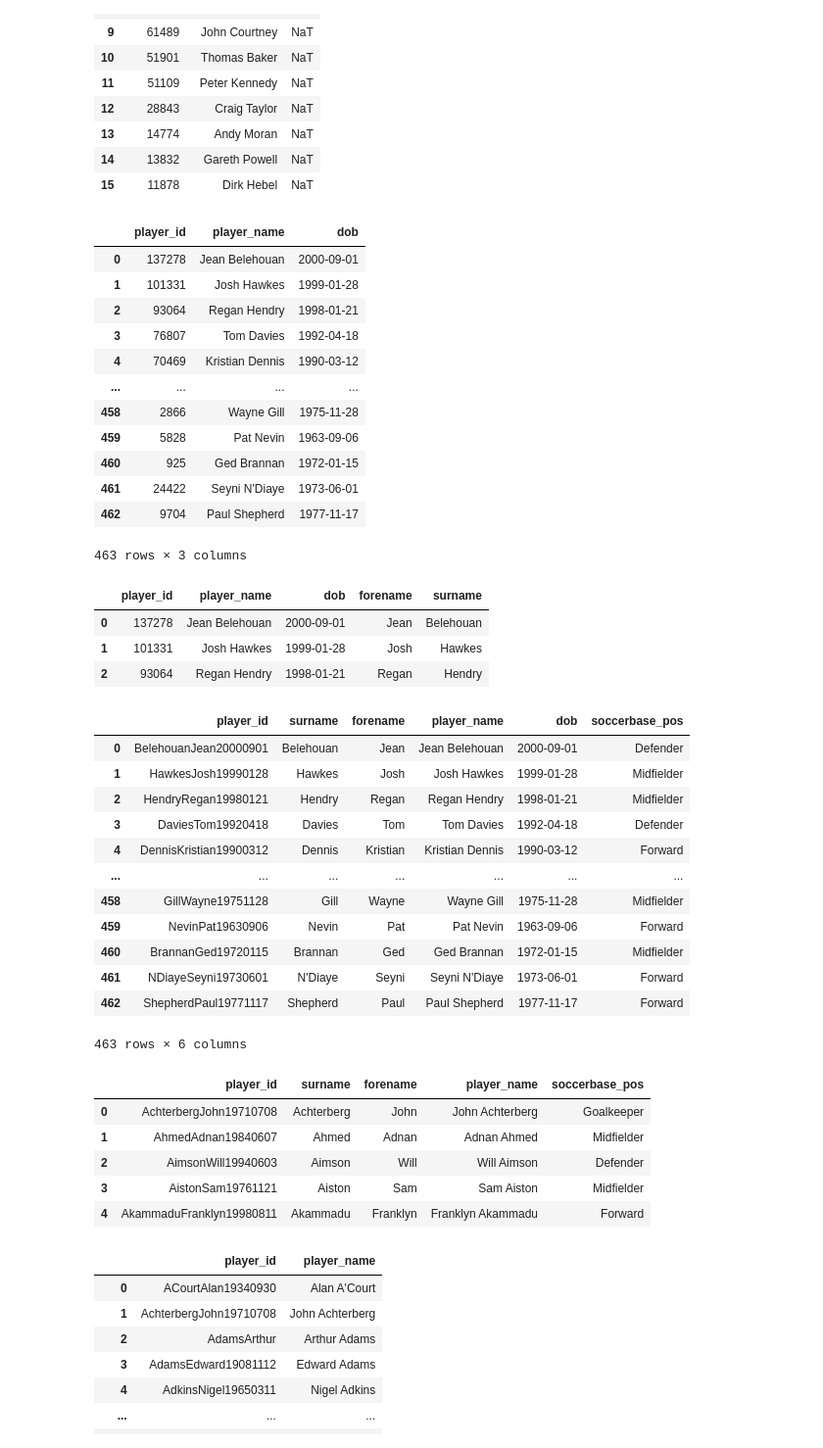
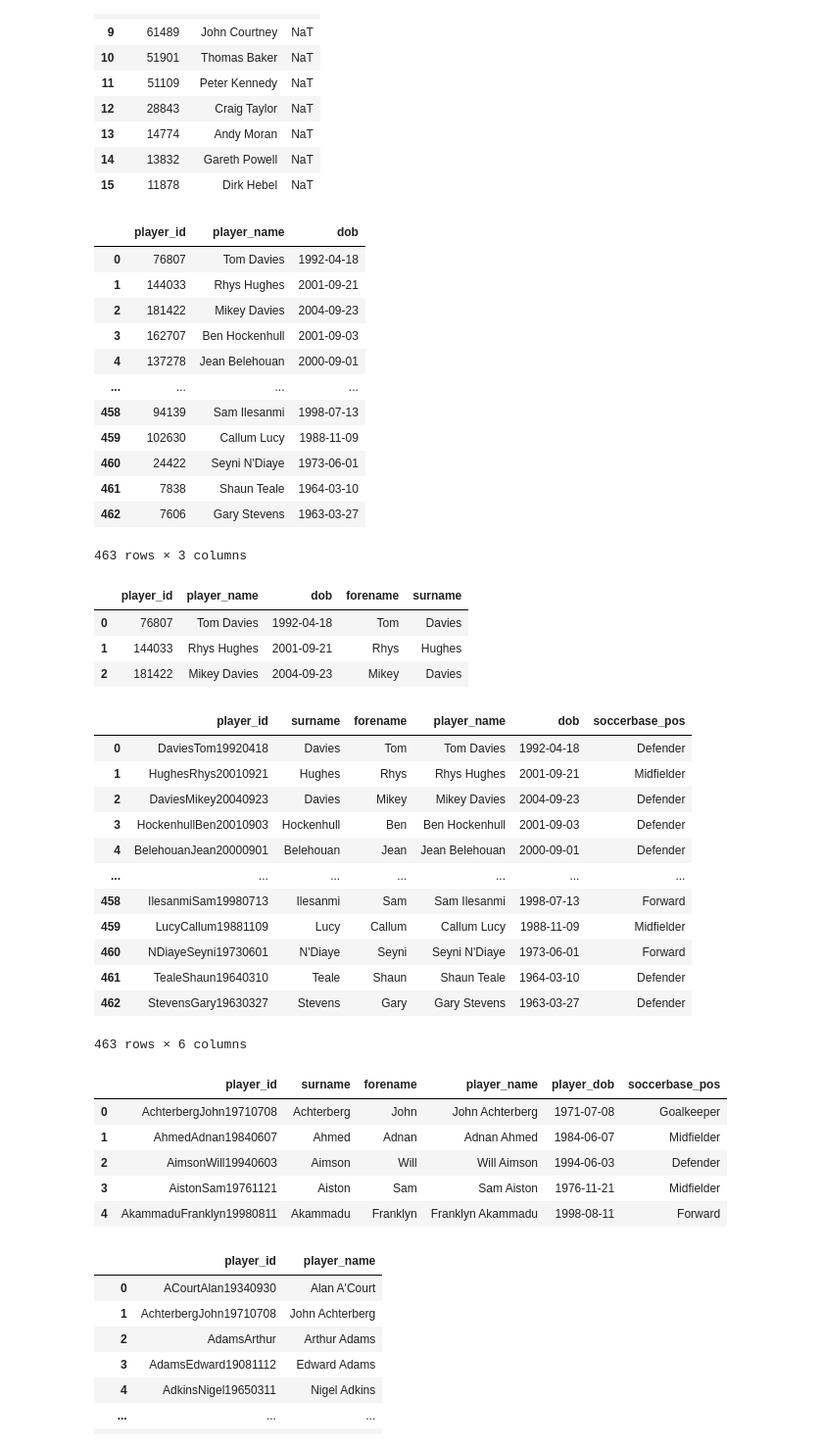
Before and after one commit to petebrown/wrangle-player-positions, a Jupyter notebook: 1-player-positions-soccerbase.ipynb, the cells around one changed output. Shown at 98% size. Cells and saved outputs as stored; diff of their text form; code cells hidden in the pictures.

```diff
--- a/1-player-positions-soccerbase.ipynb
+++ b/1-player-positions-soccerbase.ipynb
@@ -162,7 +162,9 @@ sb_plrs
 479 rows × 3 columns
 # %%
 dob_fixes = {
+    'Akpo Sodje': '1980-01-31',
     'Arnaud Mendy': '1990-02-10',
+    'Ben Tomlinson': '1989-10-31',
     'Brad Walker': '1996-04-25',
     'Callum Lucy': '1988-11-09',
     'Chris McCready': '1981-09-05',
@@ -227,17 +229,17 @@ sb_plrs = sb_plrs[sb_plrs.dob.notnull()].reset_index(drop=True)
 sb_plrs
 # %% [output]
 |  | player_id | player_name | dob |
-| 0 | 137278 | Jean Belehouan | 2000-09-01 |
-| 1 | 101331 | Josh Hawkes | 1999-01-28 |
-| 2 | 93064 | Regan Hendry | 1998-01-21 |
-| 3 | 76807 | Tom Davies | 1992-04-18 |
-| 4 | 70469 | Kristian Dennis | 1990-03-12 |
+| 0 | 76807 | Tom Davies | 1992-04-18 |
+| 1 | 144033 | Rhys Hughes | 2001-09-21 |
+| 2 | 181422 | Mikey Davies | 2004-09-23 |
+| 3 | 162707 | Ben Hockenhull | 2001-09-03 |
+| 4 | 137278 | Jean Belehouan | 2000-09-01 |
 | ... | ... | ... | ... |
-| 458 | 2866 | Wayne Gill | 1975-11-28 |
-| 459 | 5828 | Pat Nevin | 1963-09-06 |
-| 460 | 925 | Ged Brannan | 1972-01-15 |
-| 461 | 24422 | Seyni N'Diaye | 1973-06-01 |
-| 462 | 9704 | Paul Shepherd | 1977-11-17 |
+| 458 | 94139 | Sam Ilesanmi | 1998-07-13 |
+| 459 | 102630 | Callum Lucy | 1988-11-09 |
+| 460 | 24422 | Seyni N'Diaye | 1973-06-01 |
+| 461 | 7838 | Shaun Teale | 1964-03-10 |
+| 462 | 7606 | Gary Stevens | 1963-03-27 |
 463 rows × 3 columns
 # %%
 def split_name(name):
@@ -255,9 +257,9 @@ sb_plrs[['forename', 'surname']] = sb_plrs['player_name'].apply(split_name)
 sb_plrs.head(3)
 # %% [output]
 |  | player_id | player_name | dob | forename | surname |
-| 0 | 137278 | Jean Belehouan | 2000-09-01 | Jean | Belehouan |
-| 1 | 101331 | Josh Hawkes | 1999-01-28 | Josh | Hawkes |
-| 2 | 93064 | Regan Hendry | 1998-01-21 | Regan | Hendry |
+| 0 | 76807 | Tom Davies | 1992-04-18 | Tom | Davies |
+| 1 | 144033 | Rhys Hughes | 2001-09-21 | Rhys | Hughes |
+| 2 | 181422 | Mikey Davies | 2004-09-23 | Mikey | Davies |
 # %%
 sb_plrs = sb_plrs.merge(sb_plr_pos, on=['player_id', 'player_name'], how='left')
 # %%
@@ -270,17 +272,17 @@ sb_plrs = sb_plrs[['player_id', 'surname', 'forename', 'player_name', 'dob', 'so
 sb_plrs
 # %% [output]
 |  | player_id | surname | forename | player_name | dob | soccerbase_pos |
-| 0 | BelehouanJean20000901 | Belehouan | Jean | Jean Belehouan | 2000-09-01 | Defender |
-| 1 | HawkesJosh19990128 | Hawkes | Josh | Josh Hawkes | 1999-01-28 | Midfielder |
-| 2 | HendryRegan19980121 | Hendry | Regan | Regan Hendry | 1998-01-21 | Midfielder |
-| 3 | DaviesTom19920418 | Davies | Tom | Tom Davies | 1992-04-18 | Defender |
-| 4 | DennisKristian19900312 | Dennis | Kristian | Kristian Dennis | 1990-03-12 | Forward |
+| 0 | DaviesTom19920418 | Davies | Tom | Tom Davies | 1992-04-18 | Defender |
+| 1 | HughesRhys20010921 | Hughes | Rhys | Rhys Hughes | 2001-09-21 | Midfielder |
+| 2 | DaviesMikey20040923 | Davies | Mikey | Mikey Davies | 2004-09-23 | Defender |
+| 3 | HockenhullBen20010903 | Hockenhull | Ben | Ben Hockenhull | 2001-09-03 | Defender |
+| 4 | BelehouanJean20000901 | Belehouan | Jean | Jean Belehouan | 2000-09-01 | Defender |
 | ... | ... | ... | ... | ... | ... | ... |
-| 458 | GillWayne19751128 | Gill | Wayne | Wayne Gill | 1975-11-28 | Midfielder |
-| 459 | NevinPat19630906 | Nevin | Pat | Pat Nevin | 1963-09-06 | Forward |
-| 460 | BrannanGed19720115 | Brannan | Ged | Ged Brannan | 1972-01-15 | Midfielder |
-| 461 | NDiayeSeyni19730601 | N'Diaye | Seyni | Seyni N'Diaye | 1973-06-01 | Forward |
-| 462 | ShepherdPaul19771117 | Shepherd | Paul | Paul Shepherd | 1977-11-17 | Forward |
+| 458 | IlesanmiSam19980713 | Ilesanmi | Sam | Sam Ilesanmi | 1998-07-13 | Forward |
+| 459 | LucyCallum19881109 | Lucy | Callum | Callum Lucy | 1988-11-09 | Midfielder |
+| 460 | NDiayeSeyni19730601 | N'Diaye | Seyni | Seyni N'Diaye | 1973-06-01 | Forward |
+| 461 | TealeShaun19640310 | Teale | Shaun | Shaun Teale | 1964-03-10 | Defender |
+| 462 | StevensGary19630327 | Stevens | Gary | Gary Stevens | 1963-03-27 | Defender |
 463 rows × 6 columns
 # %%
 sb_pos_codes = {
@@ -291,17 +293,19 @@ sb_pos_codes = {
 }
 
 sb_plrs['position'] = sb_plrs.soccerbase_pos.map(sb_pos_codes)
+# %%
+sb_plrs = sb_plrs.rename(columns={'dob': 'player_dob'})
 # %%
-sb_plrs = sb_plrs[['player_id', 'surname', 'forename', 'player_name', 'soccerbase_pos']].sort_values('player_id').reset_index(drop=True)
+sb_plrs = sb_plrs[['player_id', 'surname', 'forename', 'player_name', 'player_dob', 'soccerbase_pos']].sort_values('player_id').reset_index(drop=True)
 
 sb_plrs.head(5)
 # %% [output]
-|  | player_id | surname | forename | player_name | soccerbase_pos |
-| 0 | AchterbergJohn19710708 | Achterberg | John | John Achterberg | Goalkeeper |
-| 1 | AhmedAdnan19840607 | Ahmed | Adnan | Adnan Ahmed | Midfielder |
-| 2 | AimsonWill19940603 | Aimson | Will | Will Aimson | Defender |
-| 3 | AistonSam19761121 | Aiston | Sam | Sam Aiston | Midfielder |
-| 4 | AkammaduFranklyn19980811 | Akammadu | Franklyn | Franklyn Akammadu | Forward |
+|  | player_id | surname | forename | player_name | player_dob | soccerbase_pos |
+| 0 | AchterbergJohn19710708 | Achterberg | John | John Achterberg | 1971-07-08 | Goalkeeper |
+| 1 | AhmedAdnan19840607 | Ahmed | Adnan | Adnan Ahmed | 1984-06-07 | Midfielder |
+| 2 | AimsonWill19940603 | Aimson | Will | Will Aimson | 1994-06-03 | Defender |
+| 3 | AistonSam19761121 | Aiston | Sam | Sam Aiston | 1976-11-21 | Midfielder |
+| 4 | AkammaduFranklyn19980811 | Akammadu | Franklyn | Franklyn Akammadu | 1998-08-11 | Forward |
 # %%
 sb_plrs.to_csv('./output/soccerbase.csv', index=False)
 # %%
```
Also changed, not shown: parts of 7 cells of this notebook, 6 other files.
